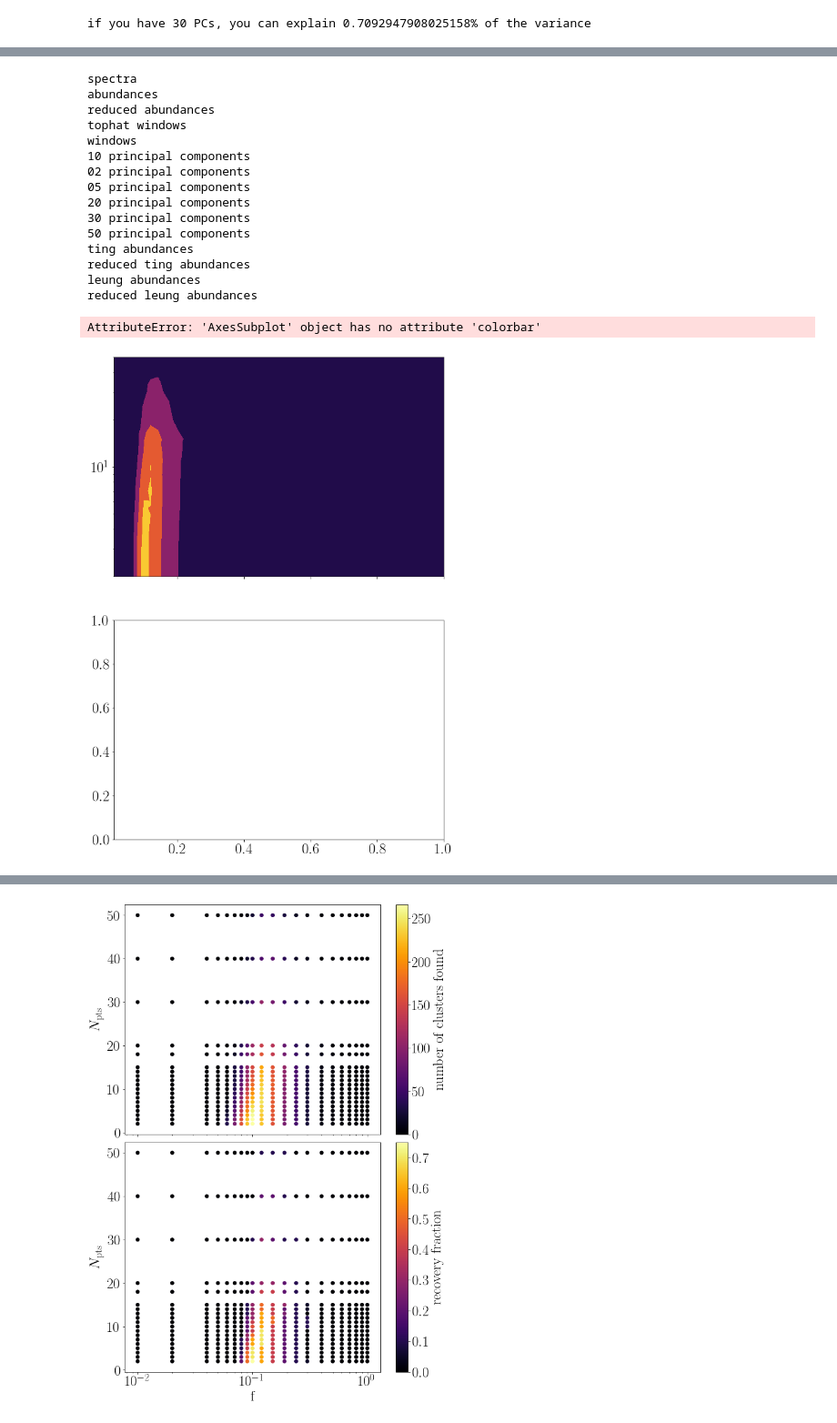
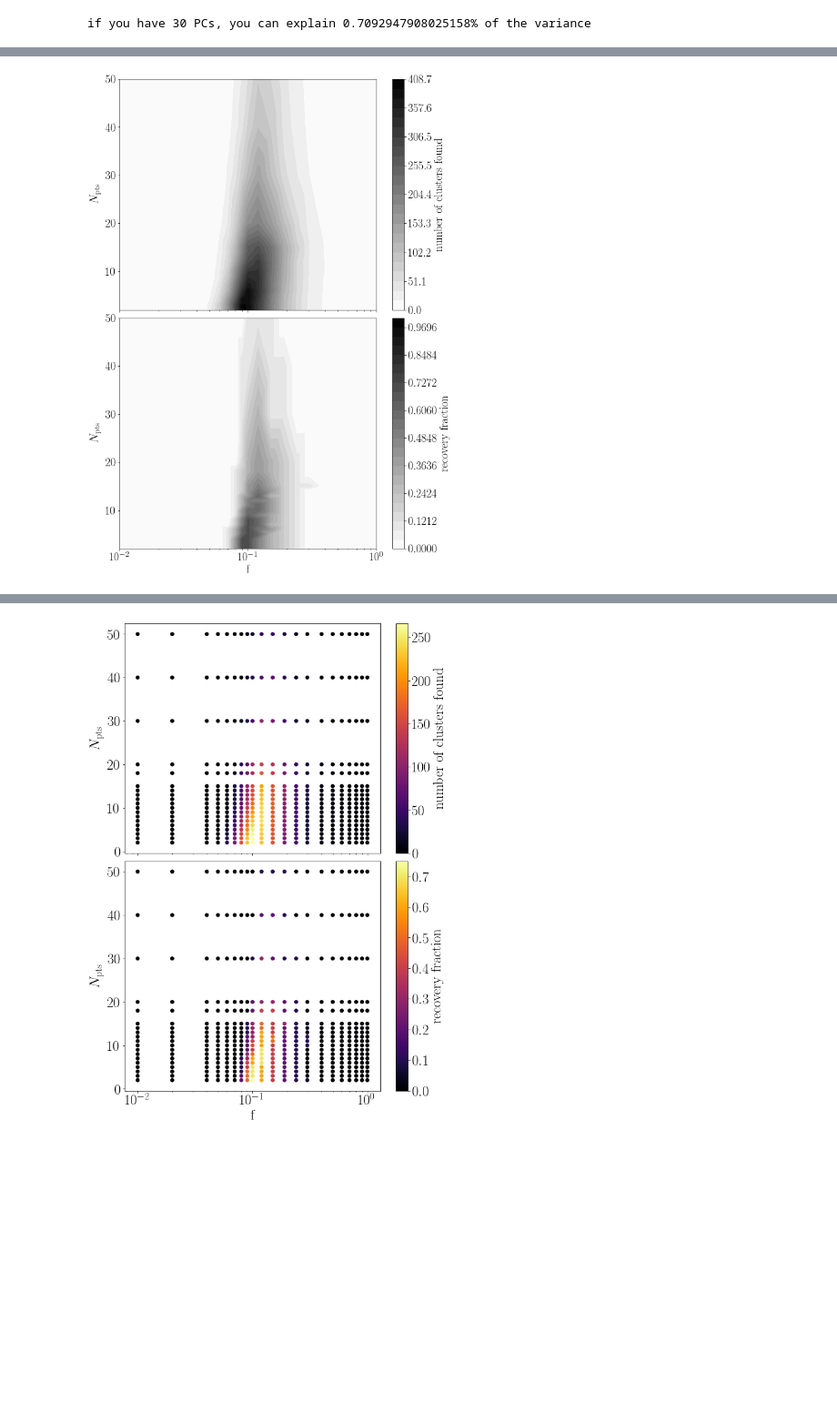
Before and after one commit to npricejones/clustercases, a Jupyter notebook: paper_plots.ipynb, the cells around one changed output, grey strips where cells are left out. Shown at 91% size. Cells and saved outputs as stored; diff of their text form; code cells hidden in the pictures; blank space fills up the shorter version.

```diff
--- a/paper_plots.ipynb
+++ b/paper_plots.ipynb
@@ -402,8 +470,8 @@ plt.savefig('principal_components.pdf')
 # %%
 rawdata = h5py.File('/home/price-jones/TAGSPACE/synthetic_clusters/centergen_choosestruct/clustering_data.hdf5')
 # %%
-stamp = '2018-08-22.04.01.21.877459'
-centers = rawdata['center_abundances_{0}'.format(stamp)]
+stamp = '2018-08-27.23.06.28.732683'#'2018-08-22.04.01.21.877459'
+centers = rawdata['center_abundances_wOCs_{0}'.format(stamp)]
 d = read_results(datatype = 'spec', case = 12,
                  timestamp = stamp)
 d.read_base_data()
@@ -479,3 +568,12 @@ plt.tight_layout()
+# %%
+d.read_run_data(eps=0.15,min_sample=3,update=True,datatype='prin30')
+
+matchtlabs = d.matchtlabs
+ecut = 0.8
+ccut = 0.8
+sizemin=0
+success=(d.eff>ecut)*(d.com>ccut)*(d.fsize>sizemin)
+bad = np.invert(success)
 # %%
 ndim = 15
 ecut = 0.8
@@ -576,0 +1094,7 @@ WARNING:root:Too few points to create valid contours
+# %%
+d = read_results(datatype = 'spec', case = 12,
+                 timestamp = '2018-08-22.14.59.55.527448')
+d.read_base_data()
+print(len(d.data['labels_true']))
+if not d.allbad:
+    d.generate_average_stats(testnum=10,testsize=15,testeff=0.70,testcom=0.70,iters=100,minmem=15,checkcls=10,checkinds=[9807,9806,9804])
@@ -577,81 +1119,33 @@ WARNING:root:Too few points to create valid contours
 # %%
-d = read_results(datatype = 'spec', case = 12,
-                 timestamp = '2018-08-21.13.25.56.850111')
-d.read_base_data()
-if not d.allbad:
-    d.generate_average_stats(testnum=10,testsize=15,testeff=0.8,testcom=0.8,iters=100,minmem=15)
-
+from matplotlib.colors import LogNorm
 bins = 25
-cmap = 'inferno'
+cmap = 'gray_r'
 key = 'tabn'
 if '{0}_statsource'.format(key) in dir(d):
     ss = getattr(d,'{0}_statsource'.format(key))
     ss = ss.data
     if any(ss['numc'] > 0.5):
         params = ss['params']
         eps = np.array([float(i.split(', ')[0]) for i in params])
         mins = np.array([int(i.split(', ')[1]) for i in params])
         mask = ss['numc'] < 0.5
         ss['numc'][mask] = 0
         ss['fstd'][:,1][mask] = 0
         numclevels = np.linspace(0,np.max(ss['numc'])+(np.max(ss['numc'])/bins),bins)
         levels = np.linspace(0.0,1.01,bins+1)
         fig, (ax1, ax2) = plt.subplots(2, 1, sharex='col',figsize=(10,15))
-        ax1.set_yscale('log')
+        #ax1.set_yscale('log')
         ax1.set_xscale('log')
         cb=ax1.tricontourf(eps,mins,ss['numc'], bins,levels=numclevels,cmap=cmap)
         fig.colorbar(cb,ax=ax1,label='number of clusters found')
         ax1.set_ylabel(r'$N_{\rm pts}$')
-        ax2.set_yscale('log')
+        #ax2.set_yscale('log')
         ax2.set_xscale('log')
         cb=ax2.tricontourf(eps,mins,ss['fstd'][:,1], bins,levels=levels,cmap=cmap)
         fig.colorbar(cb,ax=ax2,label='recovery fraction')
         ax2.set_ylabel(r'$N_{\rm pts}$')
         ax2.set_xlabel('f')
         plt.subplots_adjust(hspace=0.035)
         plt.savefig('ex_param_find.pdf')
-
-if '{0}_statsource'.format(key) in dir(d):
-    ss = getattr(d,'{0}_statsource'.format(key))
-    ss = ss.data
-    if any(ss['numc'] > 0.5):
-        params = ss['params']
-        eps = np.array([float(i.split(', ')[0]) for i in params])
-        mins = np.array([int(i.split(', ')[1]) for i in params])
-        mask = ss['numc'] < 0.5
-        ss['numc'][mask] = 0
-        ss['fstd'][:,1][mask] = 0
-        numclevels = np.linspace(0,np.max(ss['numc'])+(np.max(ss['numc'])/bins),bins)
-        levels = np.linspace(0.0,1.01,bins+1)
-        fig, (ax1, ax2) = plt.subplots(2, 1, sharex='col',figsize=(10,15))
-        ax1.set_yscale('log')
-        ax1.set_xscale('log')
-        cb=ax1.scatter(eps,mins,c=ss['numc'],cmap=cmap)
-        fig.colorbar(cb,ax=ax1,label='number of clusters found')
-        ax1.set_ylabel(r'$N_{\rm pts}$')
-        ax2.set_yscale('log')
-        ax2.set_xscale('log')
-        cb=ax2.scatter(eps,mins,c=ss['fstd'][:,1],cmap=cmap)
-        fig.colorbar(cb,ax=ax2,label='recovery fraction')
-        ax2.set_ylabel(r'$N_{\rm pts}$')
-        ax2.set_xlabel('f')
-        plt.subplots_adjust(hspace=0.035)
-        plt.savefig('ex_param_find.pdf')
 # %% [output]
-spectra
-abundances
-reduced abundances
-tophat windows
-windows
-10 principal components
-02 principal components
-05 principal components
-20 principal components
-30 principal components
-50 principal components
-ting abundances
-reduced ting abundances
-leung abundances
-reduced leung abundances
-AttributeError: 'AxesSubplot' object has no attribute 'colorbar'
-[figure, old version]
+[figure, new version]
```
Also changed, not shown: parts of 28 cells of this notebook.
